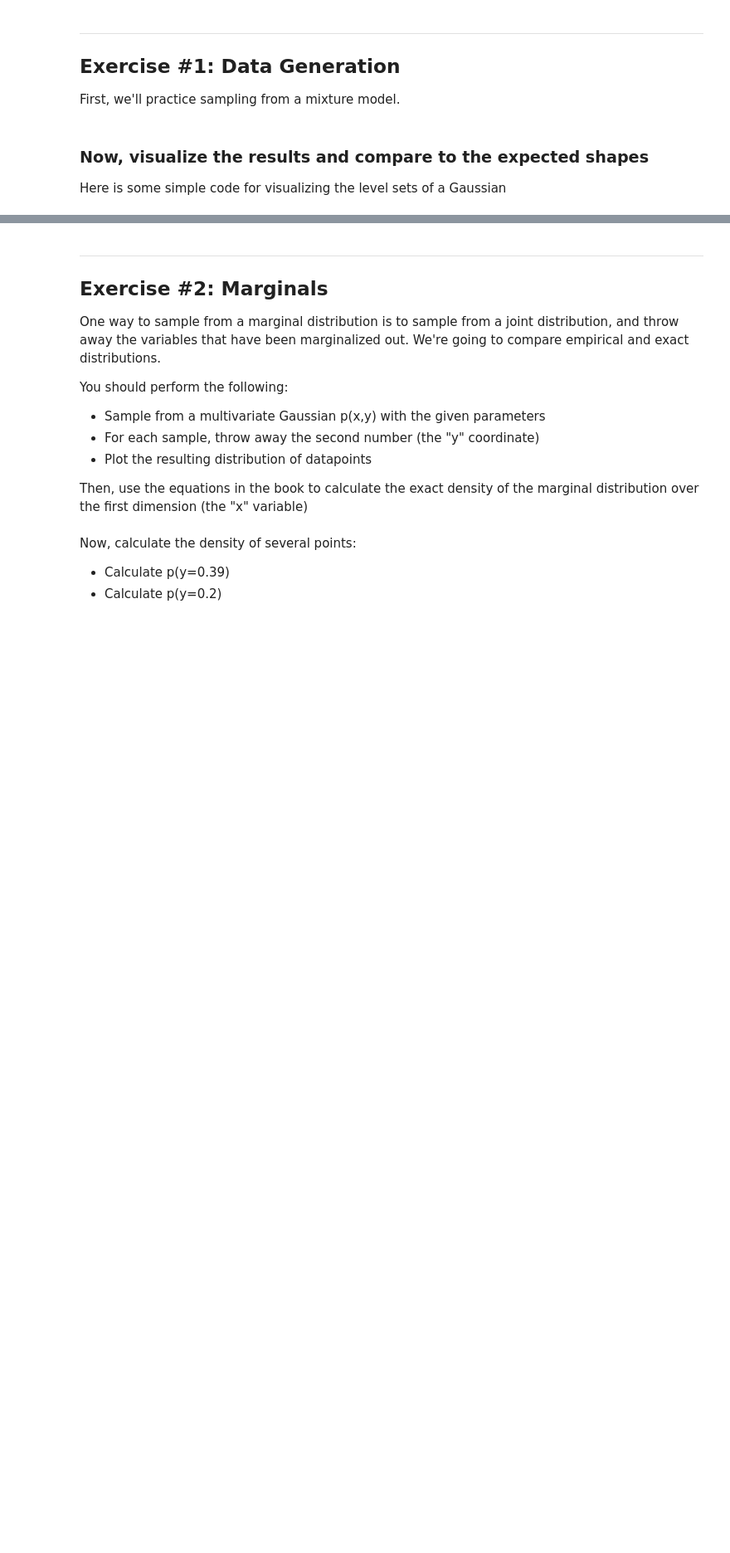
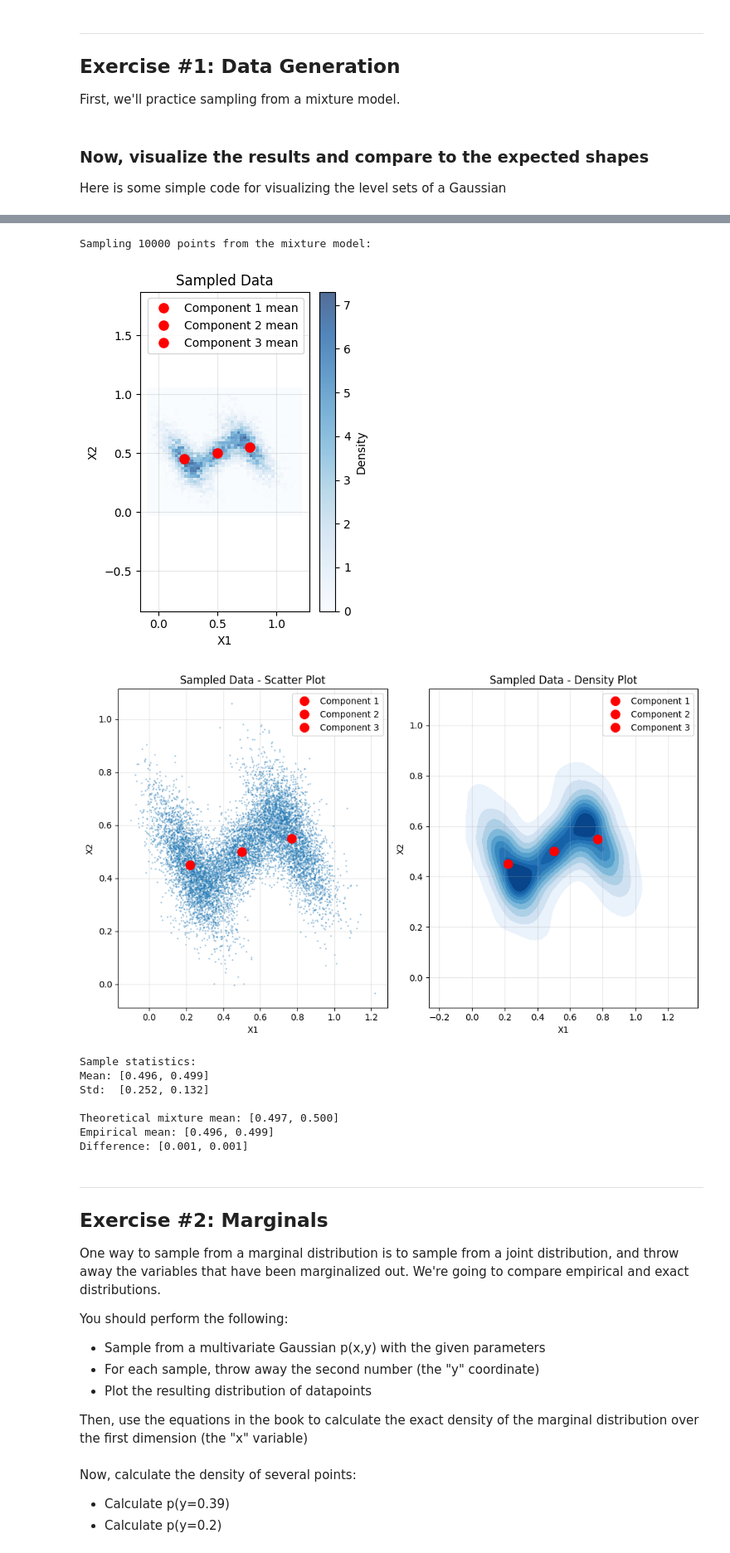
Before and after one commit to eddykim0118/LeetCode, a Jupyter notebook: labs/cs473_lab_week_3.ipynb, the cells around one changed output, grey strips where cells are left out. Shown at 83% size. Drawn from its saved outputs; the diff is of its cells as text; code cells hidden in the pictures; blank space fills up the shorter version.

```diff
--- a/labs/cs473_lab_week_3.ipynb
+++ b/labs/cs473_lab_week_3.ipynb
@@ -31,8 +31,8 @@ def sample_mm( Mu, Sigma, Weight ):
     k = len(Weight)
     component = np.random.choice(k, p=Weight)
 
-    mu = Mu[Component]
-    sigma = Sigma[Component]
+    mu = Mu[component]
+    sigma = Sigma[component]
     d = mu.shape[0]
     L = np.linalg.cholesky(sigma)
     z = np.random.randn(d, 1)
@@ -114,3 +107,78 @@ results = [ sample_mm( Mu, Sigma, Weight ) for _ in range(N) ]
+# %%
+# sample data
+
+N = 10000
+print(f"Sampling {N} points from the mixture model:")
+results = [ sample_mm( Mu, Sigma, Weight ) for _ in range(N) ]
+
+samples = np.hstack(results)
+x_samples = samples[0, :]
+y_samples = samples[1, :]
+
+plt.subplot(1, 2, 2)
+plt.title('Sampled Data')
+
+plt.hist2d(x_samples, y_samples, bins=50, density=True, alpha=0.7, cmap='Blues')
+plt.colorbar(label='Density')
+
+for i, mu in enumerate(Mu):
+    plt.plot(mu[0], mu[1], "ro", markersize=8, label=f'Component {i+1} mean')
+
+plt.xlabel('X1')
+plt.ylabel('X2')
+plt.grid(True, alpha=0.3)
+plt.axis('equal')
+plt.legend()
+
+plt.tight_layout()
+plt.show()
+
+plt.figure(figsize=(10, 6))
+
+plt.subplot(1, 2, 1)
+plt.title('Sampled Data - Scatter Plot')
+plt.scatter(x_samples, y_samples, alpha=0.3, s=1)
+for i, mu in enumerate(Mu):
+    plt.plot(mu[0], mu[1], "ro", markersize=10, label=f'Component {i+1}')
+plt.xlabel('X1')
+plt.ylabel('X2')
+plt.legend()
+plt.grid(True, alpha=0.3)
+
+plt.subplot(1, 2, 2)
+plt.title('Sampled Data - Density Plot')
+sns.kdeplot(x=x_samples, y=y_samples, levels=10, cmap='Blues', fill=True)
+for i, mu in enumerate(Mu):
+    plt.plot(mu[0], mu[1], "ro", markersize=10, label=f'Component {i+1}')
+plt.xlabel('X1')
+plt.ylabel('X2')
+plt.legend()
+plt.grid(True, alpha=0.3)
+
+plt.tight_layout()
+plt.show()
+
+print(f"Sample statistics:")
+print(f"Mean: [{np.mean(x_samples):.3f}, {np.mean(y_samples):.3f}]")
+print(f"Std:  [{np.std(x_samples):.3f}, {np.std(y_samples):.3f}]")
+
+theoretical_mean = np.sum([Weight[i] * Mu[i].flatten() for i in range(len(Mu))], axis=0)
+empirical_mean = [np.mean(x_samples), np.mean(y_samples)]
+
+print(f"\nTheoretical mixture mean: [{theoretical_mean[0]:.3f}, {theoretical_mean[1]:.3f}]")
+print(f"Empirical mean: [{empirical_mean[0]:.3f}, {empirical_mean[1]:.3f}]")
+print(f"Difference: [{abs(theoretical_mean[0] - empirical_mean[0]):.3f}, {abs(theoretical_mean[1] - empirical_mean[1]):.3f}]")
+# %% [output]
+Sampling 10000 points from the mixture model:
+[figure, added]
+[figure, added]
+Sample statistics:
+Mean: [0.496, 0.499]
+Std:  [0.252, 0.132]
+
+Theoretical mixture mean: [0.497, 0.500]
+Empirical mean: [0.496, 0.499]
+Difference: [0.001, 0.001]
 # %% [markdown]
 ---
 ## Exercise #2: Marginals
```
Also changed, not shown: parts of 10 cells of this notebook.
